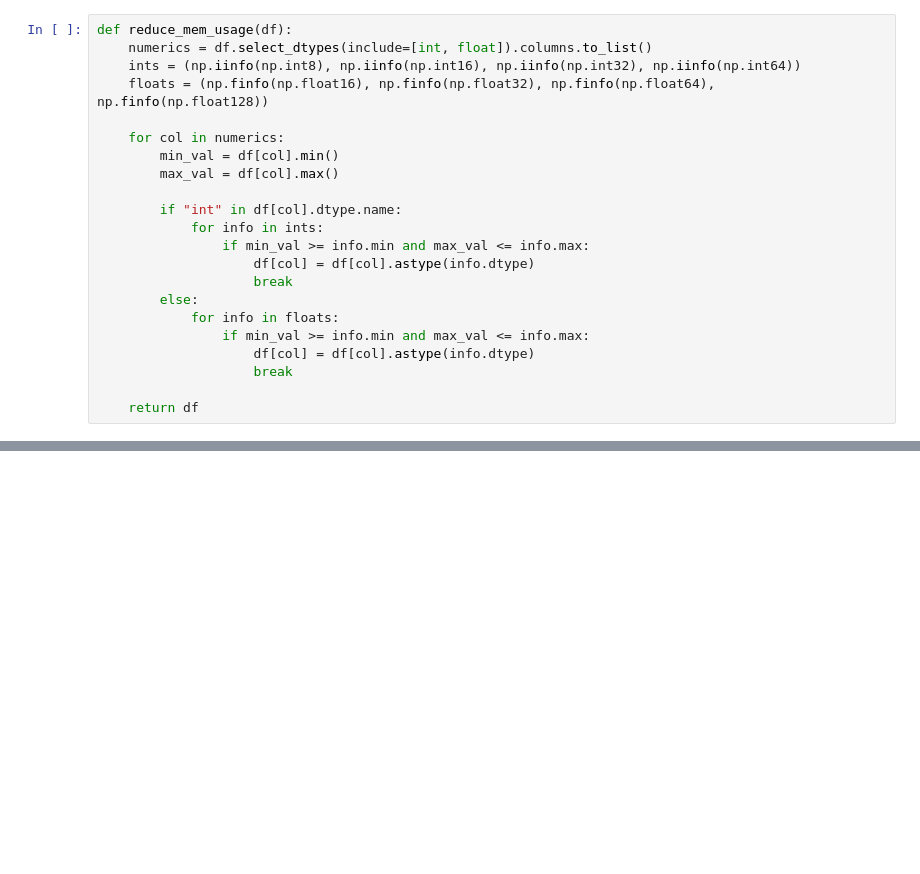
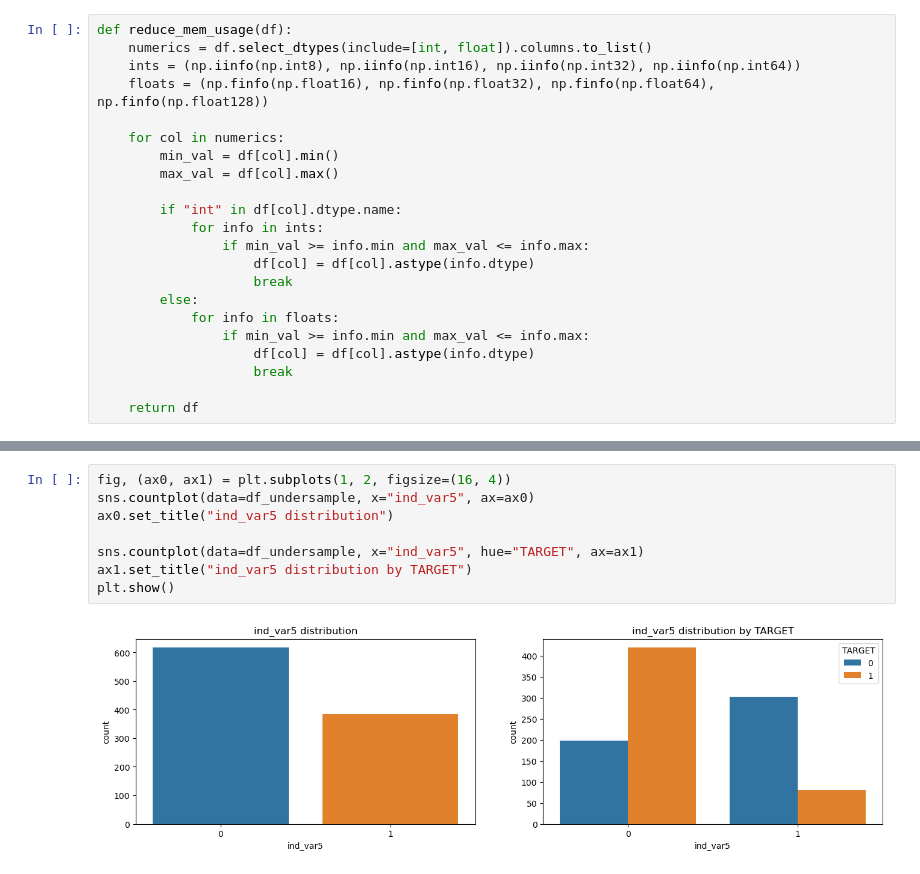
Before and after one commit to IgorTrevelin/data-science, a Jupyter notebook: Santander Customer Satisfaction/customer_satisfaction.ipynb, the cells around one changed output, grey strips where cells are left out. Saved outputs shown, nothing was run; the diff lists cells and outputs as text; blank space fills up the shorter version.

```diff
--- a/Santander Customer Satisfaction/customer_satisfaction.ipynb
+++ b/Santander Customer Satisfaction/customer_satisfaction.ipynb
@@ -269,0 +324,10 @@ array(['var3', 'var15', 'imp_ent_var16_ult1', 'imp_op_var39_comer_ult1',
+# %%
+fig, (ax0, ax1) = plt.subplots(1, 2, figsize=(16, 4))
+sns.countplot(data=df_undersample, x="ind_var5", ax=ax0)
+ax0.set_title("ind_var5 distribution")
+
+sns.countplot(data=df_undersample, x="ind_var5", hue="TARGET", ax=ax1)
+ax1.set_title("ind_var5 distribution by TARGET")
+plt.show()
+# %% [output]
+[figure, added]
```
Also changed, not shown: parts of 71 cells of this notebook.
